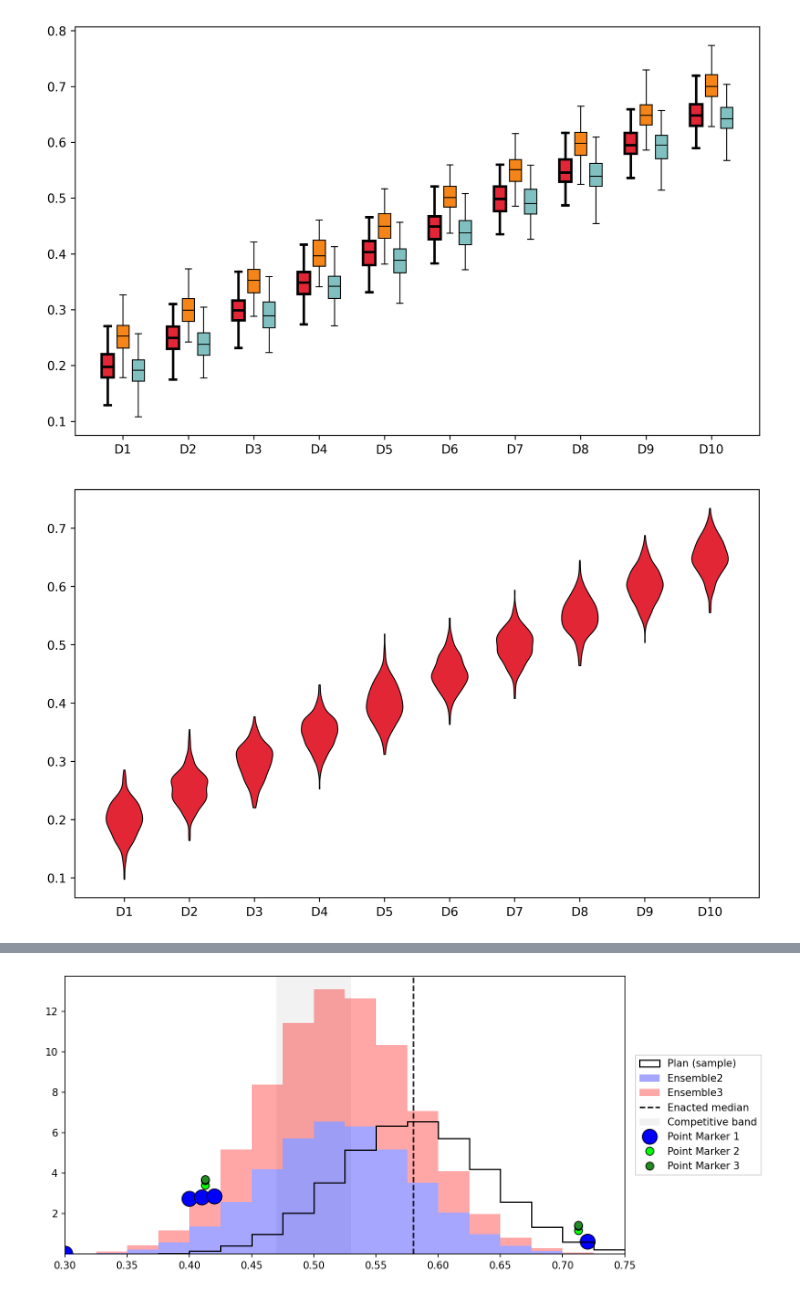
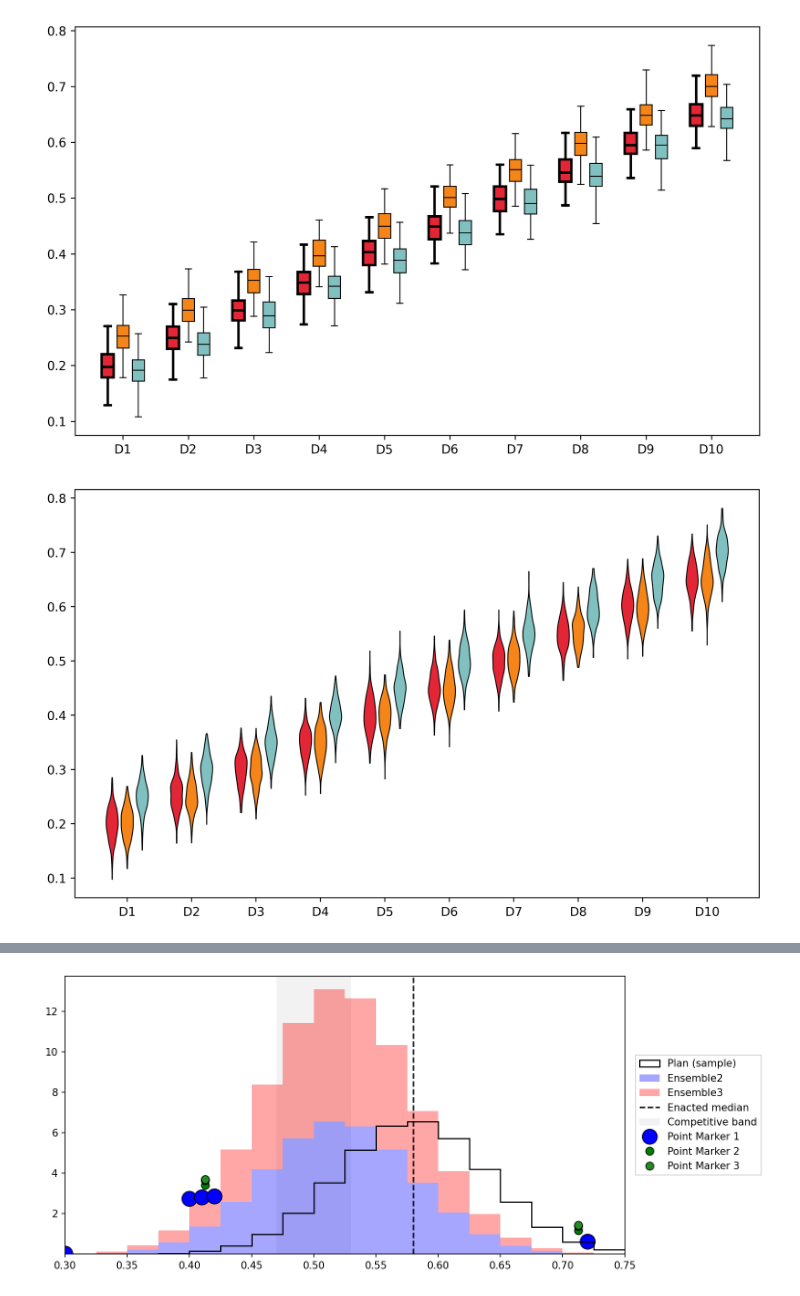
Before and after one commit to peterrrock2/gerrytools-dev, a Jupyter notebook: docs/notebooks/making_plots copy.ipynb, the cells around one changed output, grey strips where cells are left out. Saved outputs shown, nothing was run; the diff lists cells and outputs as text; code cells hidden in the pictures.

```diff
--- a/docs/notebooks/making_plots copy.ipynb
+++ b/docs/notebooks/making_plots copy.ipynb
@@ -518,17 +516,17 @@ dist.show()
 # %% [output]
 [figure]
 # %%
-from gerrytools.plotting.violin import ViolinPlot
+from gerrytools.plotting import ViolinPlot
 # dist = ViolinPlot(include_legend=False, violinplot_group_width=1.0, violinplot_width_scale=1.0)
 dist = ViolinPlot(include_legend=False, dpi=500)
 
 dist.add_violinplot_datasets(make_boxplot_set(0.00), name="Ensemble", facecolor="alizarin")
 # dist.add_violinplot_datasets(make_boxplot_set(0.05), name="Citizen",  facecolor="#f58518")
-# dist.add_violinplot_datasets(make_boxplot_set(0.00), name="Citizen",  facecolor="#f58518")
-# dist.add_violinplot_datasets(make_boxplot_set(0.05), name="Plan X",  facecolor="teal!50")
+dist.add_violinplot_datasets(make_boxplot_set(0.00), name="Citizen",  facecolor="#f58518")
+dist.add_violinplot_datasets(make_boxplot_set(0.05), name="Plan X",  facecolor="teal!50")
 dist.show()
 # %% [output]
-[figure, old version]
+[figure, new version]
 # %%
 # dist = ViolinPlot(include_legend=True)
 dist = ViolinPlot(include_legend=False, violinplot_group_width=0.7, violinplot_width_scale=0.8, xlabel="thing $\sigma$", ylabel="yhing", title="My ViolinPlot")
```
Also changed, not shown: parts of 5 cells of this notebook, 47 other files.
